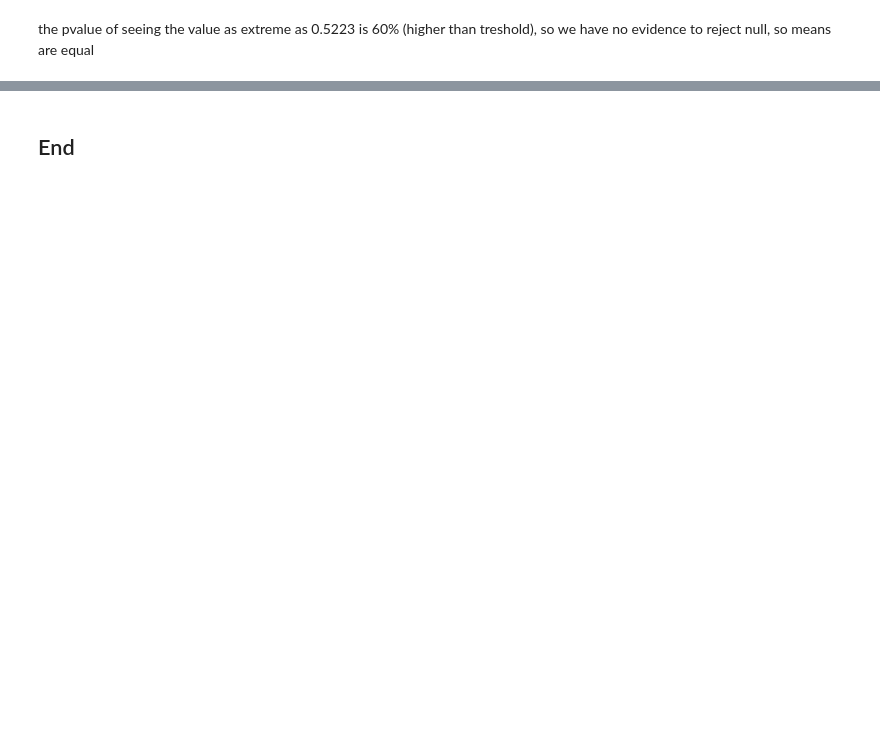
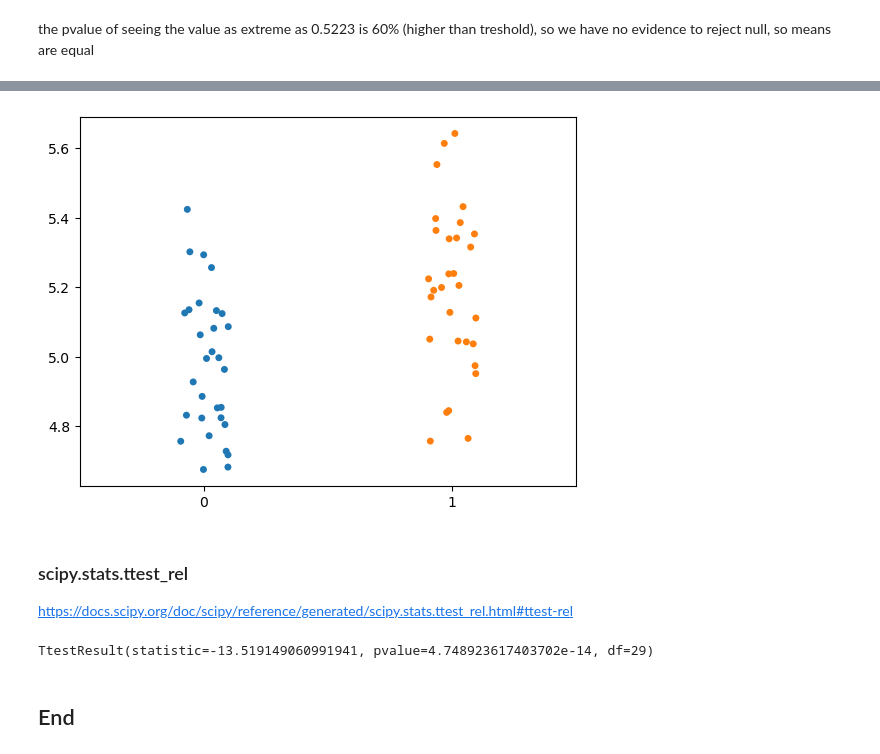
Before and after one commit to nurbujang/statnotes, a Jupyter notebook: s04_t_tests.ipynb, the cells around one changed output, grey strips where cells are left out. Drawn from its saved outputs; the diff is of its cells as text; code cells hidden in the pictures; blank space fills up the shorter version.

```diff
--- a/s04_t_tests.ipynb
+++ b/s04_t_tests.ipynb
@@ -140,2 +161,16 @@ the pvalue of seeing the value as extreme as 0.5223 is 60% (higher than treshold
+# %%
+# Strip plot.
+sns.stripplot(data=[group_a, group_b]);
+# %% [output]
+[figure, added]
+# %% [markdown]
+### scipy.stats.ttest_rel
+
+https://docs.scipy.org/doc/scipy/reference/generated/scipy.stats.ttest_rel.html#ttest-rel
+# %%
+# Paired samples t-test.
+stats.ttest_rel(group_a, group_b)
+# %% [output]
+TtestResult(statistic=-13.519149060991941, pvalue=4.748923617403702e-14, df=29)
 # %% [markdown]
 ## End
```
Also changed, not shown: parts of 12 cells of this notebook.
